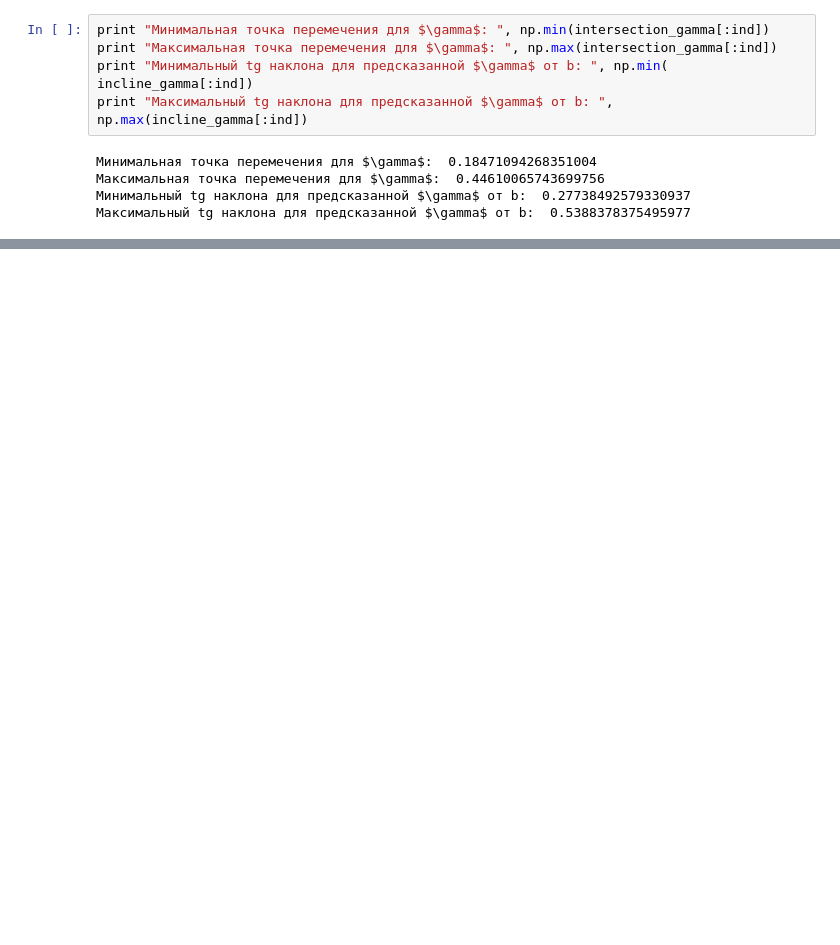
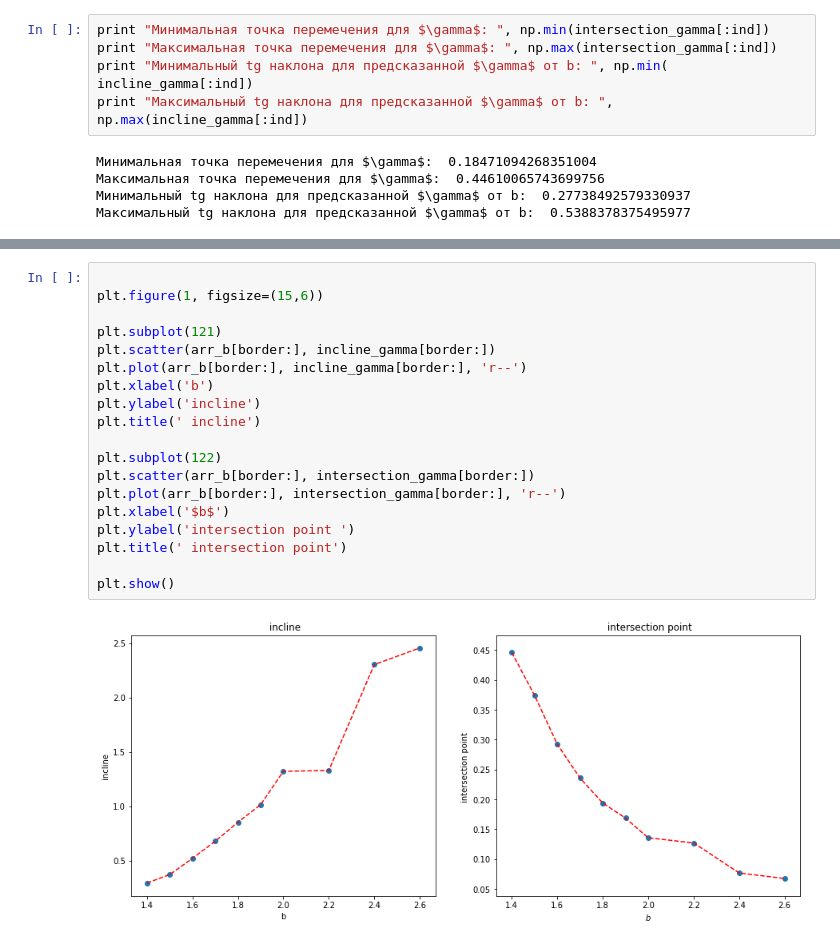
Before and after one commit to VitaliyRakitin/Diploma, a Jupyter notebook: Params2.ipynb, the cells around one changed output, grey strips where cells are left out. Saved outputs shown, nothing was run; the diff lists cells and outputs as text; blank space fills up the shorter version.

```diff
--- a/Params2.ipynb
+++ b/Params2.ipynb
@@ -742,0 +782,21 @@ print "Максимальный tg наклона для предсказанн
+# %%
+
+plt.figure(1, figsize=(15,6))
+
+plt.subplot(121)
+plt.scatter(arr_b[border:], incline_gamma[border:])
+plt.plot(arr_b[border:], incline_gamma[border:], 'r--')
+plt.xlabel('b')
+plt.ylabel('incline')
+plt.title(' incline')
+
+plt.subplot(122)
+plt.scatter(arr_b[border:], intersection_gamma[border:])
+plt.plot(arr_b[border:], intersection_gamma[border:], 'r--')
+plt.xlabel('$b$')
+plt.ylabel('intersection point ')
+plt.title(' intersection point')
+
+plt.show()
+# %% [output]
+[figure, added]
```
Also changed, not shown: parts of 24 cells of this notebook.
